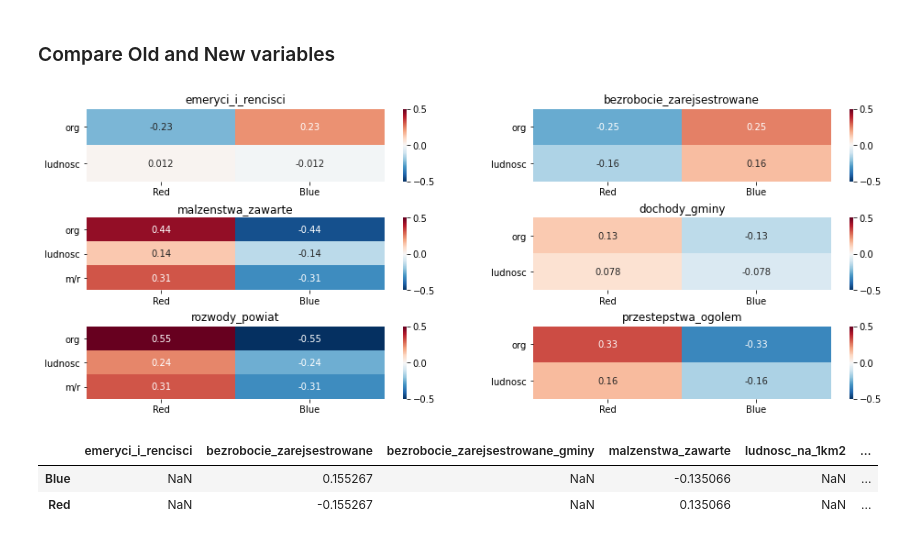
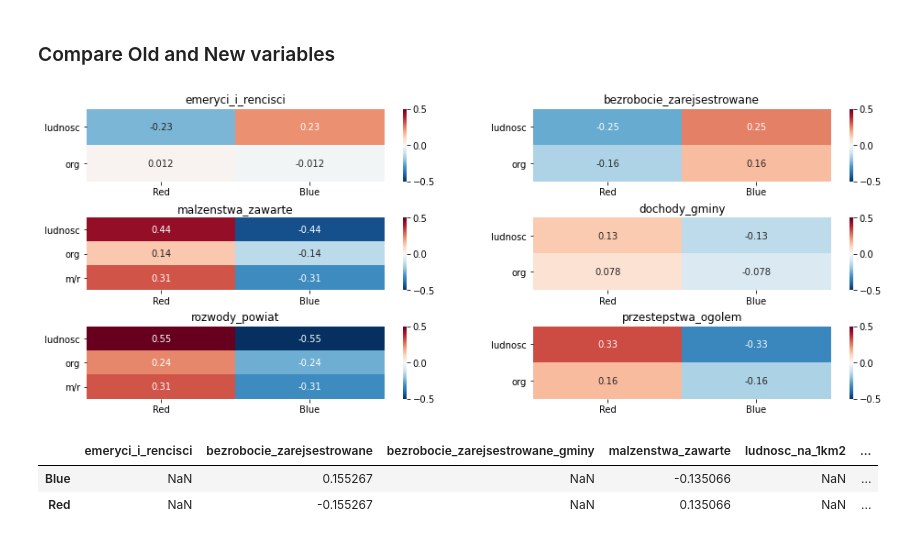
Before and after one commit to MarBry111/Forecast_Election_Poland, a Jupyter notebook: Model_III_MOREparameters.ipynb, the cells around one changed output. Drawn from its saved outputs; the diff is of its cells as text; code cells hidden in the pictures.

```diff
--- a/Model_III_MOREparameters.ipynb
+++ b/Model_III_MOREparameters.ipynb
@@ -296,33 +296,33 @@ plt.savefig('dane_pdf/dane_stat/random_vvariable_hist.pdf',  bbox_inches='tight'
 # %%
 fig = plt.figure(1, figsize=(16,8))
 plt.subplots_adjust(hspace=0.5)
 for w, c in enumerate([
     'emeryci_i_rencisci',
     'bezrobocie_zarejsestrowane',
     'malzenstwa_zawarte',
     'dochody_gminy',
     'rozwody_powiat',
     'przestepstwa_ogolem']):
     #fig, ax = plt.subplots(figsize=(5,2))
     ax = fig.add_subplot(4,2,w+1)
     ax.set_title(c)
     if(c in ['malzenstwa_zawarte', 'rozwody_powiat']):
         tmp = pool_stat_df_org.corr().loc[[c+'_ludnosc',c,'rozwody_malzenstwa'],['Red','Blue']].copy()
-        tmp.index = ['org','ludnosc','m/r']
+        tmp.index = ['ludnosc','org','m/r']
         g = sn.heatmap(tmp,annot=True, cmap='RdBu_r', ax=ax, vmin=-1/2, vmax=1/2)
     elif c == 'przestepstwa_ogolem':
         tmp = pool_stat_df_org.corr().loc[['przestepstwa_ludnosc',c],['Red','Blue']].copy()
-        tmp.index = ['org','ludnosc']
+        tmp.index = ['ludnosc','org']
         g = sn.heatmap(tmp,annot=True, cmap='RdBu_r', ax=ax, vmin=-1/2, vmax=1/2)
     else:
         tmp = pool_stat_df_org.corr().loc[[c+'_ludnosc',c],['Red','Blue']].copy()
-        tmp.index = ['org','ludnosc']
+        tmp.index = ['ludnosc','org']
         g = sn.heatmap(tmp,annot=True, cmap='RdBu_r', ax=ax, vmin=-1/2, vmax=1/2)
     g.set_yticklabels(g.get_yticklabels(), rotation = 0)
 
 plt.savefig('dane_pdf/dane_stat/corrs_new_old.pdf',  bbox_inches='tight')
 # %% [output]
-[figure, old version]
+[figure, new version]
 # %%
 (pool_stat_df_org
                        .corr()
```
Also changed, not shown: parts of 39 cells of this notebook.
